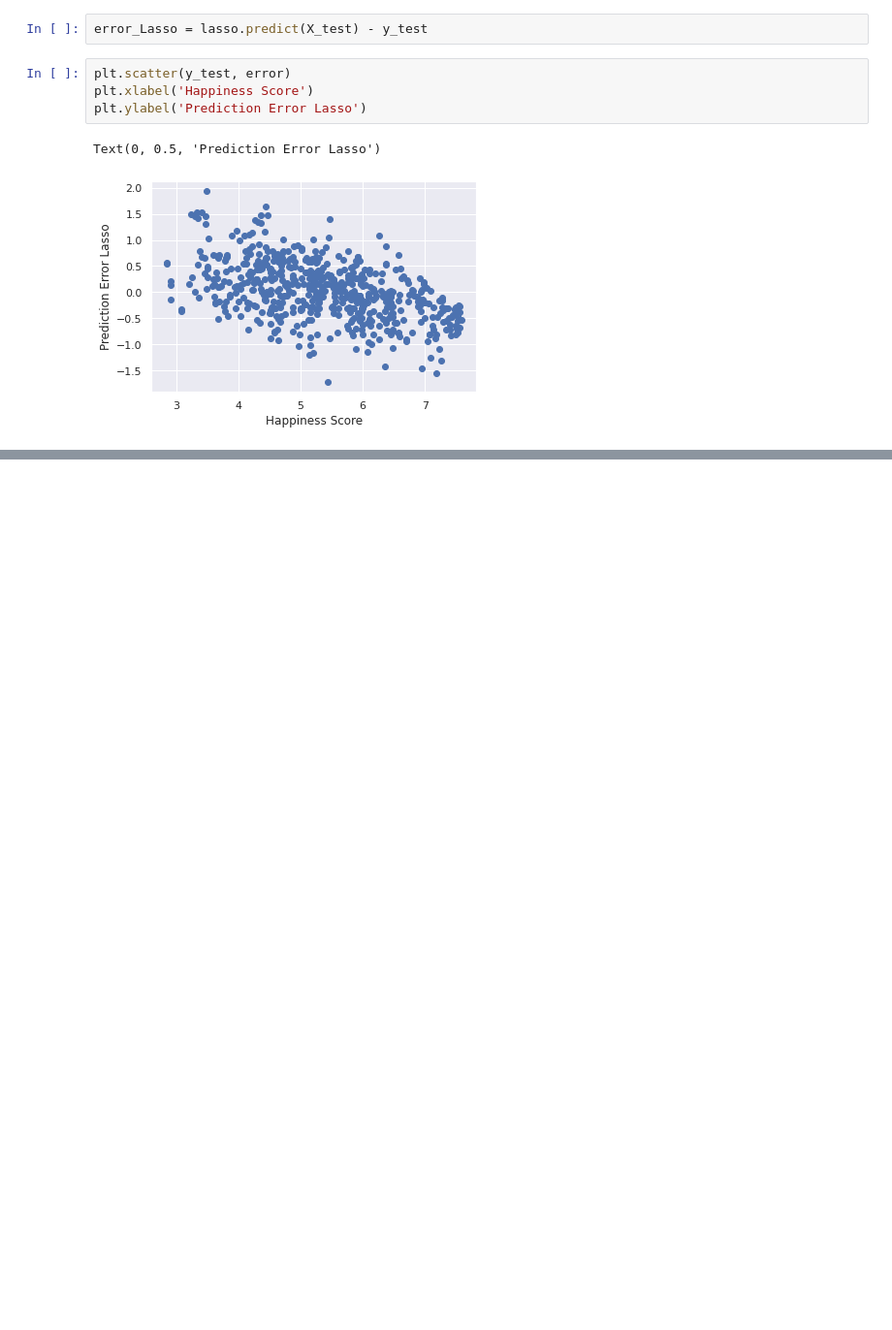
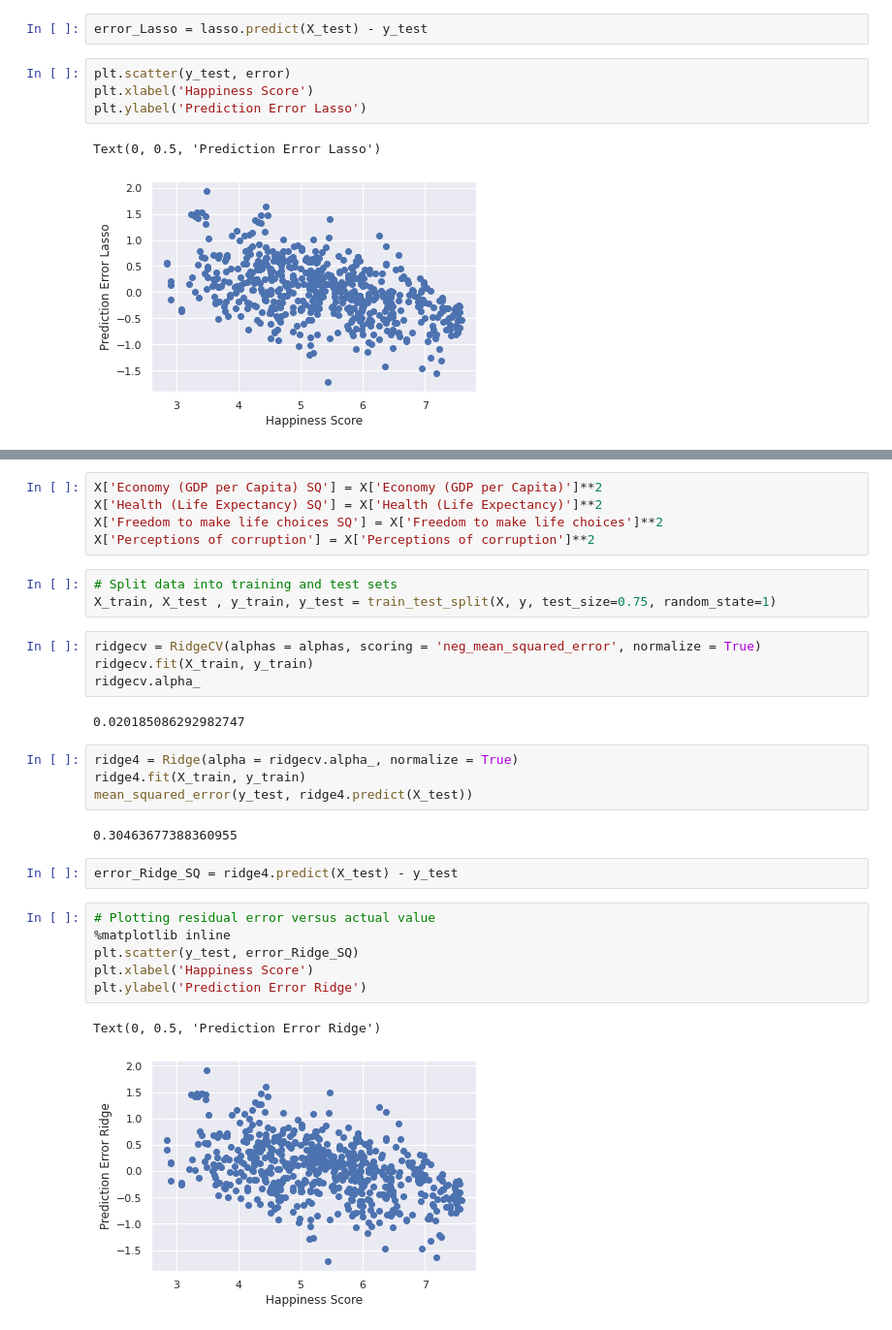
Before and after one commit to flikrama/UH-SPE-ML-Bootcamp-Team4-Project1, a Jupyter notebook: Project_1.ipynb, the cells around one changed output, grey strips where cells are left out. Shown: that part at 97% size. Drawn from its saved outputs; the diff is of its cells as text; blank space fills up the shorter version.

```diff
--- a/Project_1.ipynb
+++ b/Project_1.ipynb
@@ -747,0 +772,31 @@ Text(0, 0.5, 'Prediction Error Lasso')
+# %%
+X['Economy (GDP per Capita) SQ'] = X['Economy (GDP per Capita)']**2
+X['Health (Life Expectancy) SQ'] = X['Health (Life Expectancy)']**2
+X['Freedom to make life choices SQ'] = X['Freedom to make life choices']**2
+X['Perceptions of corruption'] = X['Perceptions of corruption']**2
+# %%
+# Split data into training and test sets
+X_train, X_test , y_train, y_test = train_test_split(X, y, test_size=0.75, random_state=1)
+# %%
+ridgecv = RidgeCV(alphas = alphas, scoring = 'neg_mean_squared_error', normalize = True)
+ridgecv.fit(X_train, y_train)
+ridgecv.alpha_
+# %% [output]
+0.020185086292982747
+# %%
+ridge4 = Ridge(alpha = ridgecv.alpha_, normalize = True)
+ridge4.fit(X_train, y_train)
+mean_squared_error(y_test, ridge4.predict(X_test))
+# %% [output]
+0.30463677388360955
+# %%
+error_Ridge_SQ = ridge4.predict(X_test) - y_test
+# %%
+# Plotting residual error versus actual value
+%matplotlib inline
+plt.scatter(y_test, error_Ridge_SQ)
+plt.xlabel('Happiness Score')
+plt.ylabel('Prediction Error Ridge')
+# %% [output]
+Text(0, 0.5, 'Prediction Error Ridge')
+[figure, added]
```
Also changed, not shown: parts of 10 cells of this notebook.
